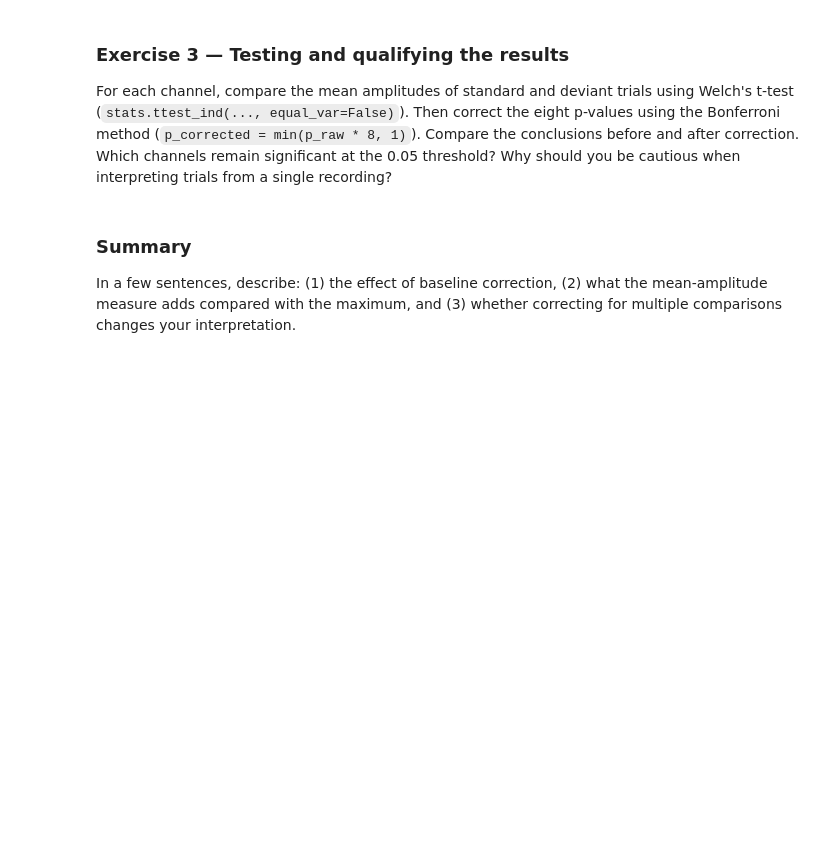
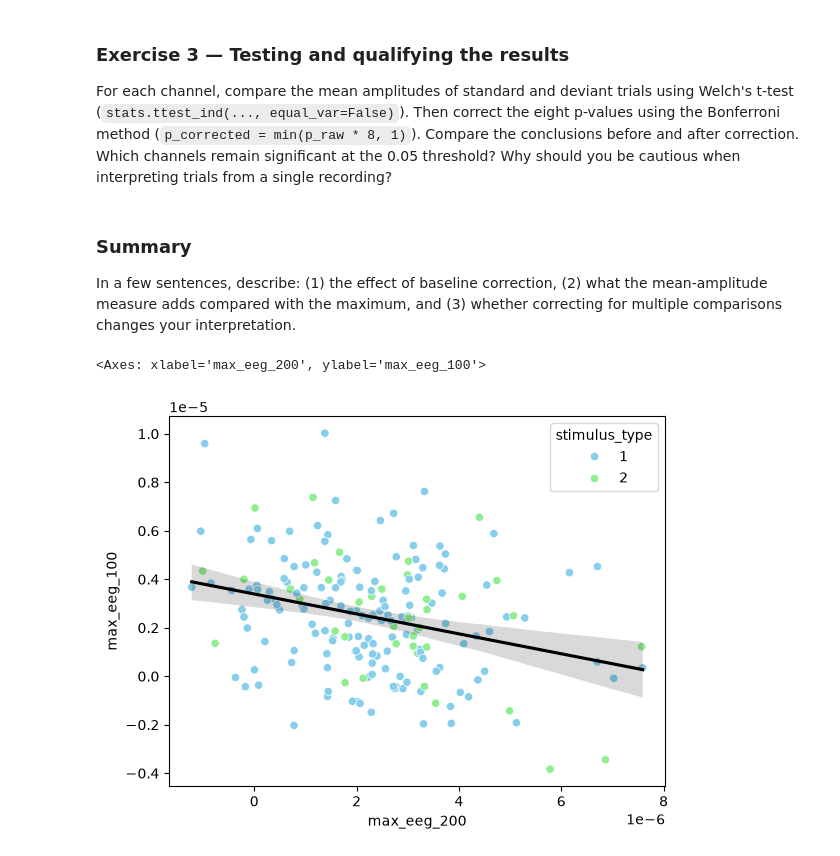
Before and after one commit to nicolascatz/M1_EEG_Project, a Jupyter notebook: scripts/DA1_TD1_Garrido_from_process_to_analysis_students.ipynb, the cells around one changed output. Cells and saved outputs as stored; diff of their text form; code cells hidden in the pictures; blank space fills up the shorter version.

```diff
--- a/scripts/DA1_TD1_Garrido_from_process_to_analysis_students.ipynb
+++ b/scripts/DA1_TD1_Garrido_from_process_to_analysis_students.ipynb
@@ -649,3 +677,9 @@ results_df
 ### Summary
 
 In a few sentences, describe: (1) the effect of baseline correction, (2) what the mean-amplitude measure adds compared with the maximum, and (3) whether correcting for multiple comparisons changes your interpretation.
+# %%
+sns.scatterplot(data=df2[df2['electrode'] == 6], x='max_eeg_200', y='max_eeg_100',hue='stimulus_type',palette=['skyblue', 'lightgreen'])
+sns.regplot(x='max_eeg_200', y='max_eeg_100', data=df2[df2['electrode'] == 6], scatter=False, color='black')
+# %% [output]
+<Axes: xlabel='max_eeg_200', ylabel='max_eeg_100'>
+[figure, added]
```
Also changed, not shown: parts of 6 cells of this notebook, 1 other file.
